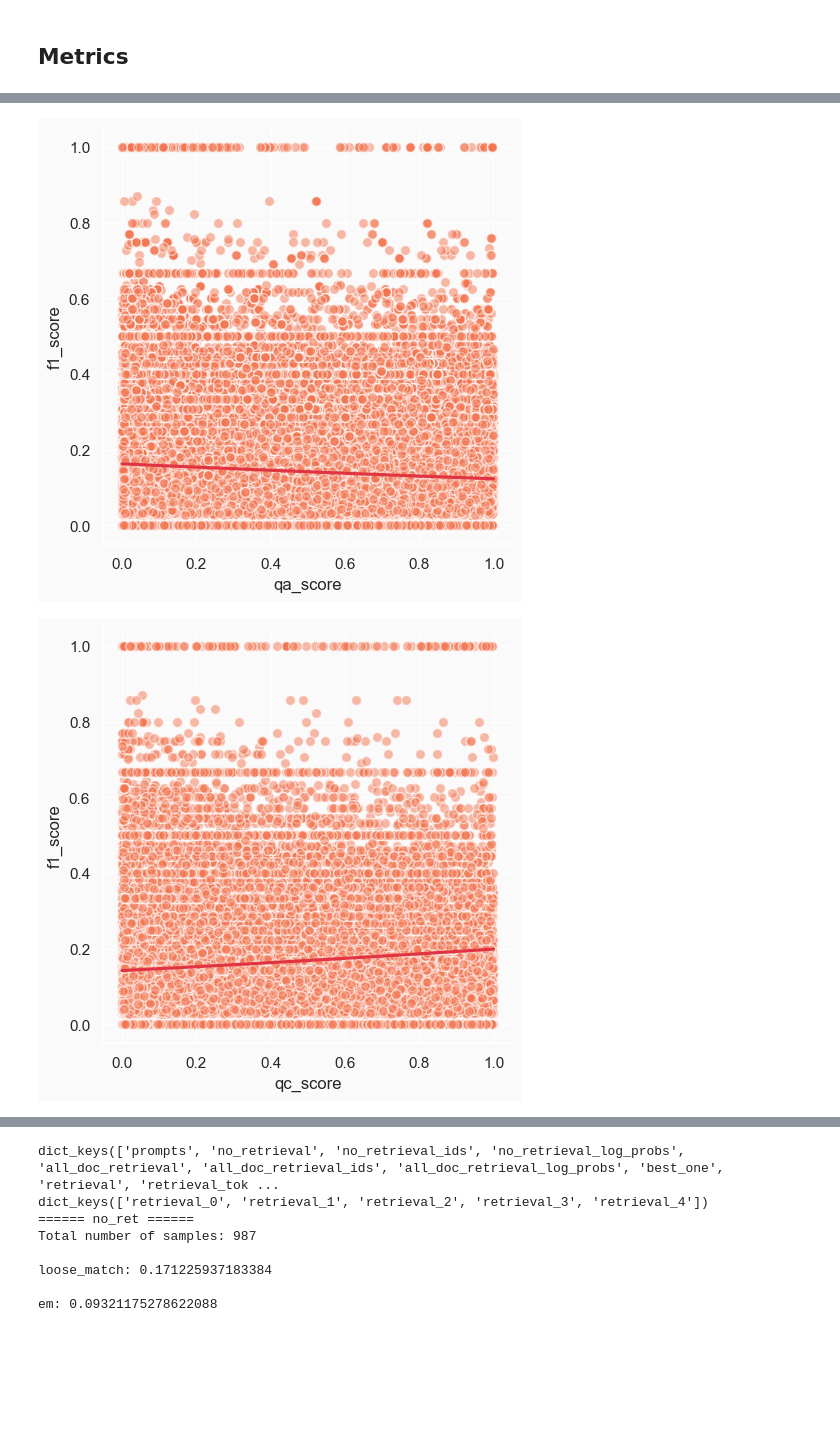
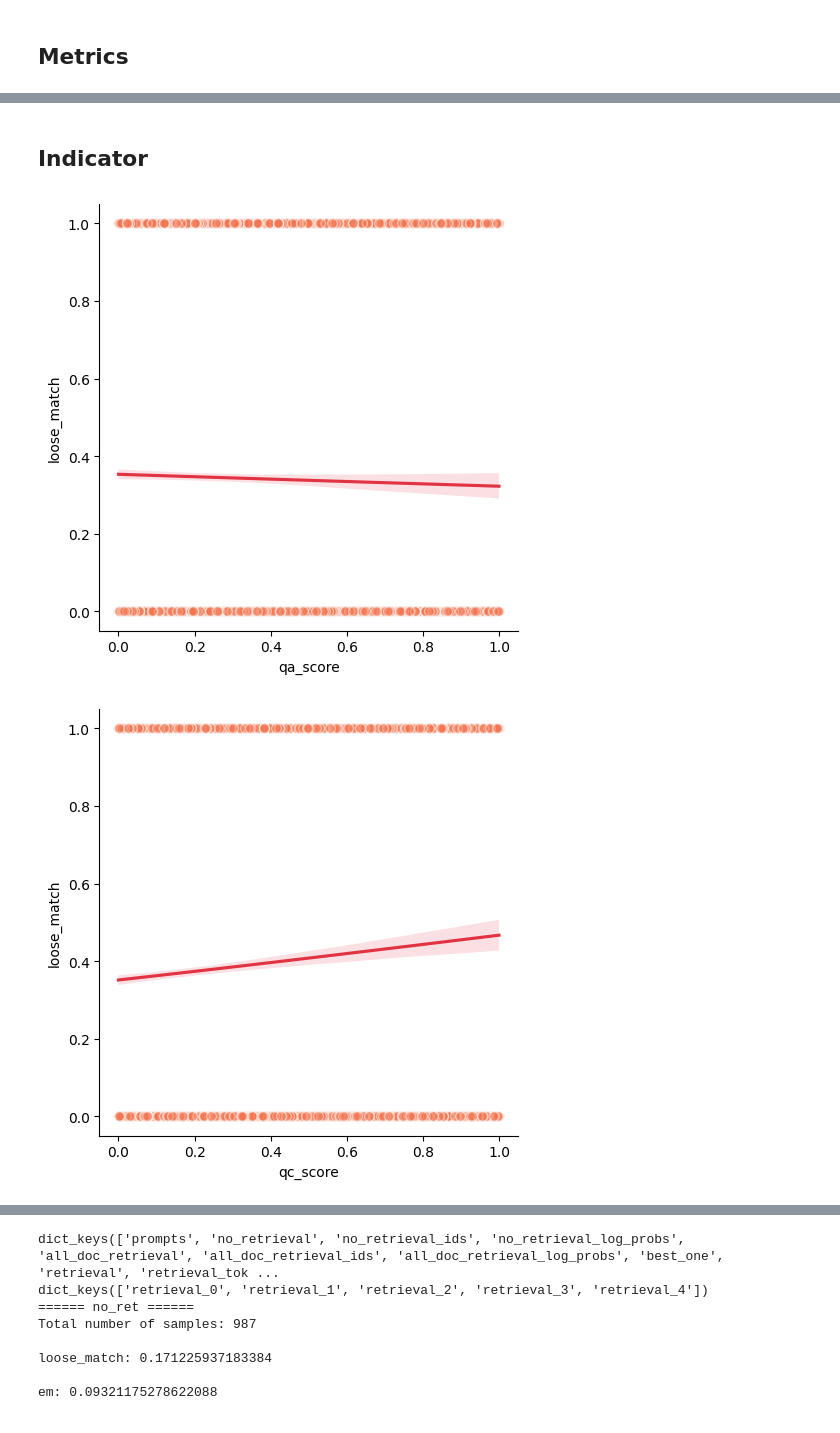
Before and after one commit to zhuzihan728/LLM_Adaptive_RAG, a Jupyter notebook: data_analysis/analysis.ipynb, the cells around one changed output, grey strips where cells are left out. Saved outputs shown, nothing was run; the diff lists cells and outputs as text; code cells hidden in the pictures; blank space fills up the shorter version.

```diff
--- a/data_analysis/analysis.ipynb
+++ b/data_analysis/analysis.ipynb
@@ -160,9 +227,11 @@ def compute_inv_perplexity(log_probs:List):
+# %% [markdown]
+## Indicator
 # %%
 def process_res(res_ls:list):
 
     '''
     dict_keys(['no_retrieval', 'no_retrieval_ids', 'no_retrieval_log_probs', 'all_doc_retrieval', 'all_doc_retrieval_ids', 'all_doc_retrieval_log_probs', 'retrieval', 'retrieval_token_ids', 'retrieval_log_probs', 'retrieval_res', 'question_id', 'gold', 'question', 'ret_0', 'ret_0_log_probs', 'ret_0_ctx', 'ret_0_ctx_score', 'ret_0_scores', 'ret_1', 'ret_1_log_probs', 'ret_1_ctx', 'ret_1_ctx_score', 'ret_1_scores', 'ret_2', 'ret_2_log_probs', 'ret_2_ctx', 'ret_2_ctx_score', 'ret_2_scores', 'ret_3', 'ret_3_log_probs', 'ret_3_ctx', 'ret_3_ctx_score', 'ret_3_scores', 'ret_4', 'ret_4_log_probs', 'ret_4_ctx', 'ret_4_ctx_score', 'ret_4_scores', 'all_doc_retrieval_ctx', 'all_doc_retrieval_ctx_score', 'all_doc_retrieval_scores', 'no_retrieval_scores'])
-    dict_keys(['qa', 'qc', 'ca', 'ret_score'])
+    {}_scores dict_keys(['qa', 'qc', 'ca', 'ret_score'])
     '''
     output = []
     prefix = ['ret_0', 'ret_1', 'ret_2', 'ret_3', 'ret_4', 'all_doc_retrieval', 'no_retrieval', 'retrieval']
@@ -200,26 +269,26 @@ def process_res(res_ls:list):
             dc[k].append(item[k])
     return dc
 # %%
-path = 'post_processed\llama2chat-tqa_processed.json'
+path = 'post_processed\llama2chat-pqa_processed_2mil7.json'
 with open(path) as f:
     json_file = json.load(f)
 res = process_res(json_file)
 # %%
 
 
 
 scores = ['qa_score', 'qc_score', 'ca_score', 'ctx_score', 'confidence', 'inv_perplexity']
-metric = 'f1_score'
+metric = 'loose_match'
 
 for score in scores:
     df = pd.DataFrame(res)
     df = df[df['ret_name'] != 'retrieval']
     if score == 'ctx_score':
         df = df[(df['ret_name'] != 'no_retrieval') & (df['ret_name'] != 'all_doc_retrieval')]
     elif score in ['qc_score', 'ca_score']:
         df = df[df['ret_name'] != 'no_retrieval']
 
     sns.lmplot(data=df, x=score, y=metric, logistic=True, palette="Set1", scatter_kws={"s": 50, "edgecolor":"w","alpha":.5, 'color': sns.color_palette("rocket")[4]}, line_kws={'color': sns.color_palette("rocket")[3]})
 # %% [output]
-[figure, old version]
+[figure, new version]
-[figure, old version]
+[figure, new version]
```
Also changed, not shown: parts of 14 cells of this notebook, 7 other files.
